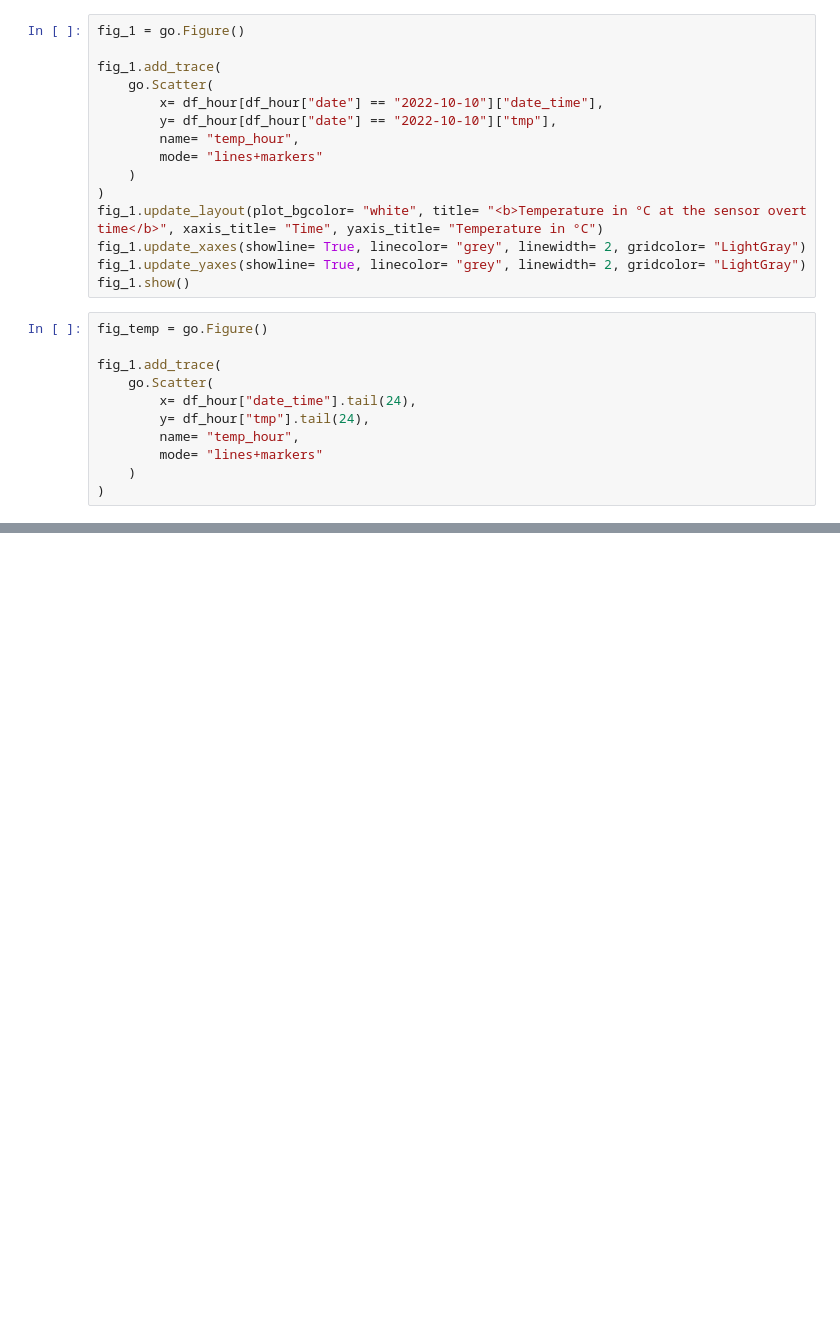
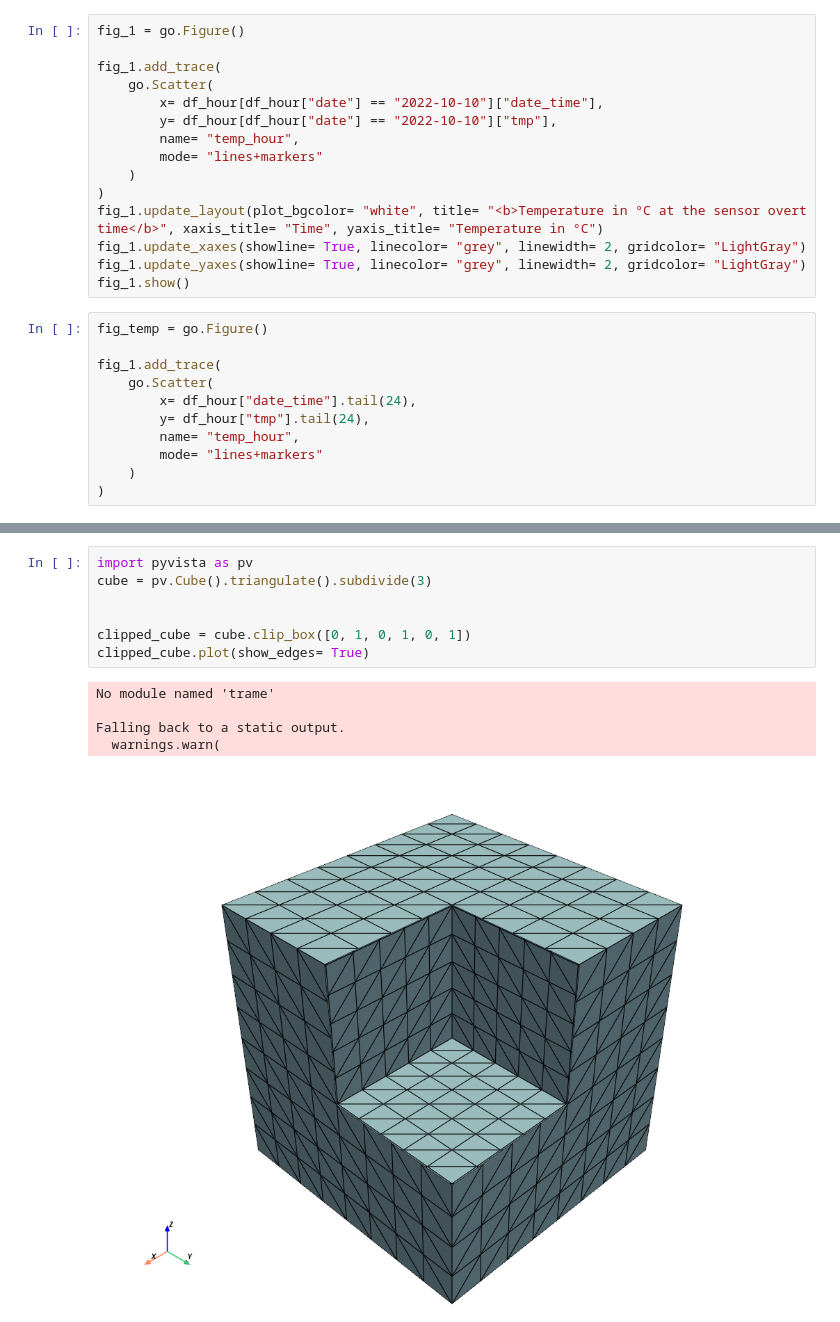
Before and after one commit to P-AEL/IoT, a Jupyter notebook: figures.ipynb, the cells around one changed output, grey strips where cells are left out. Saved outputs shown, nothing was run; the diff lists cells and outputs as text; blank space fills up the shorter version.

```diff
--- a/figures.ipynb
+++ b/figures.ipynb
@@ -155,0 +174,13 @@ fig_1.add_trace(
+# %%
+import pyvista as pv
+cube = pv.Cube().triangulate().subdivide(3)
+
+
+clipped_cube = cube.clip_box([0, 1, 0, 1, 0, 1])
+clipped_cube.plot(show_edges= True)
+# %% [output]
+No module named 'trame'
+
+Falling back to a static output.
+  warnings.warn(
+[figure, added]
```
Also changed, not shown: parts of 2 cells of this notebook, 2 other files.
